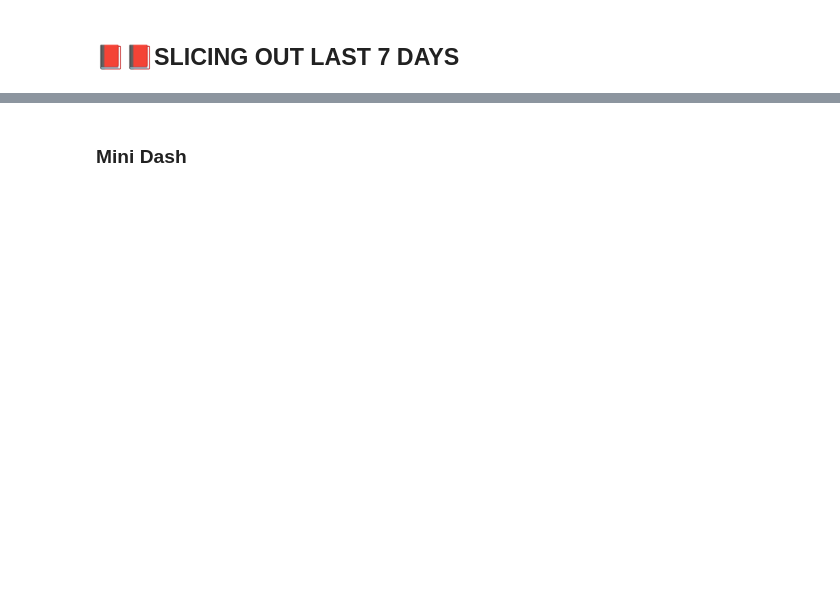
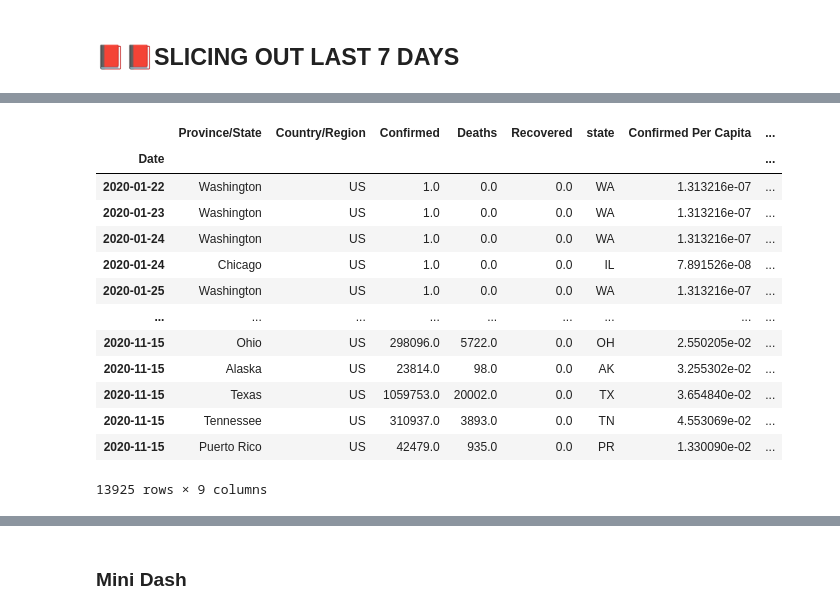
Before and after one commit to jirvingphd/playing-with-coronavirus-data, a Jupyter notebook: coronavirus-v3-WIP.ipynb, the cells around one changed output, grey strips where cells are left out. Drawn from its saved outputs; the diff is of its cells as text; code cells hidden in the pictures; blank space fills up the shorter version.

```diff
--- a/coronavirus-v3-WIP.ipynb
+++ b/coronavirus-v3-WIP.ipynb
@@ -208,0 +231,21 @@ datetime.datetime(2020, 7, 7, 23, 35, 35, 324596)
+# %%
+# pd.date_range()
+df_states_ts = df_states.copy()
+df_states_ts.set_index("Date",inplace=True)
+df_states_ts.sort_index(inplace=True)
+df_states_ts
+# %% [output]
+|  | Province/State | Country/Region | Confirmed | Deaths | Recovered | state | Confirmed Per Capita | ... |
+| Date |  |  |  |  |  |  |  | ... |
+| 2020-01-22 | Washington | US | 1.0 | 0.0 | 0.0 | WA | 1.313216e-07 | ... |
+| 2020-01-23 | Washington | US | 1.0 | 0.0 | 0.0 | WA | 1.313216e-07 | ... |
+| 2020-01-24 | Washington | US | 1.0 | 0.0 | 0.0 | WA | 1.313216e-07 | ... |
+| 2020-01-24 | Chicago | US | 1.0 | 0.0 | 0.0 | IL | 7.891526e-08 | ... |
+| 2020-01-25 | Washington | US | 1.0 | 0.0 | 0.0 | WA | 1.313216e-07 | ... |
+| ... | ... | ... | ... | ... | ... | ... | ... | ... |
+| 2020-11-15 | Ohio | US | 298096.0 | 5722.0 | 0.0 | OH | 2.550205e-02 | ... |
+| 2020-11-15 | Alaska | US | 23814.0 | 98.0 | 0.0 | AK | 3.255302e-02 | ... |
+| 2020-11-15 | Texas | US | 1059753.0 | 20002.0 | 0.0 | TX | 3.654840e-02 | ... |
+| 2020-11-15 | Tennessee | US | 310937.0 | 3893.0 | 0.0 | TN | 4.553069e-02 | ... |
+| 2020-11-15 | Puerto Rico | US | 42479.0 | 935.0 | 0.0 | PR | 1.330090e-02 | ... |
+13925 rows × 9 columns
```
Also changed, not shown: parts of 32 cells of this notebook, 11 other files.
